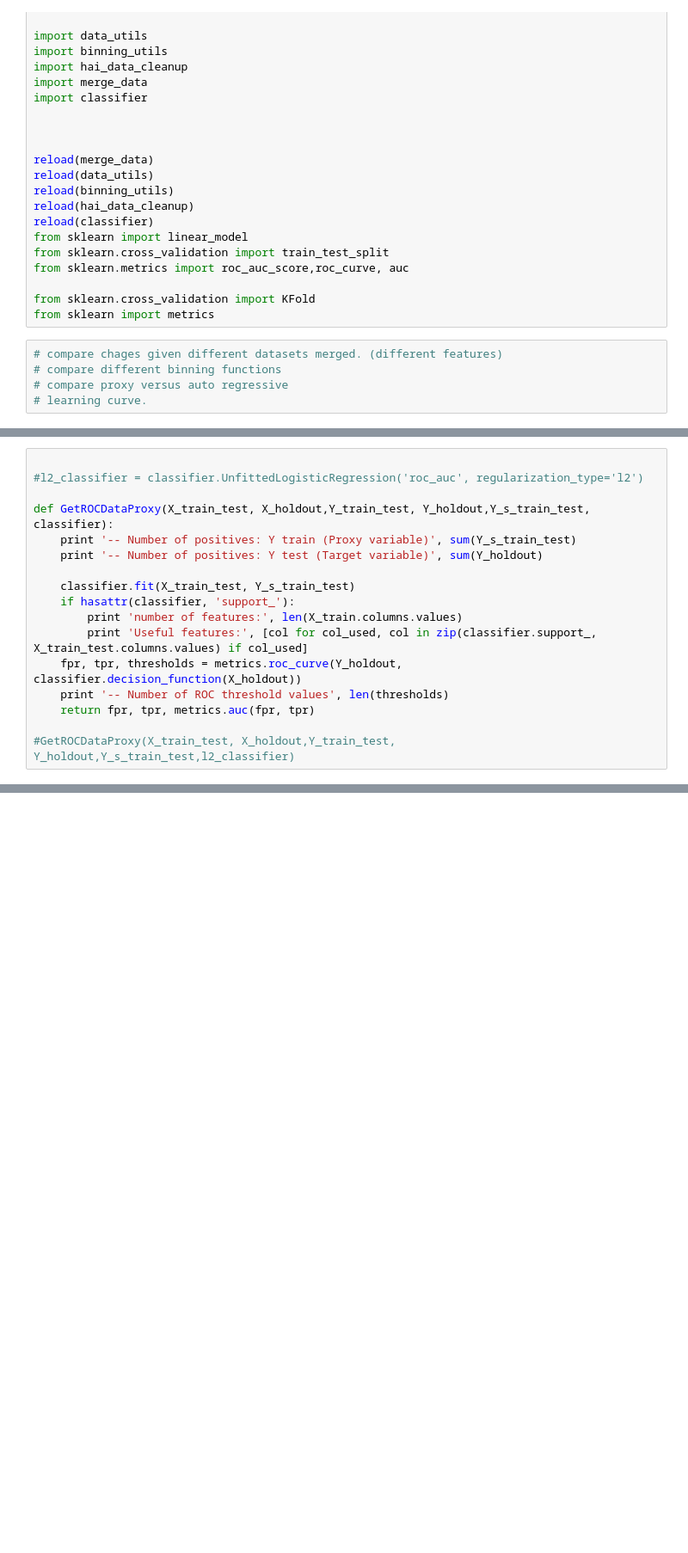
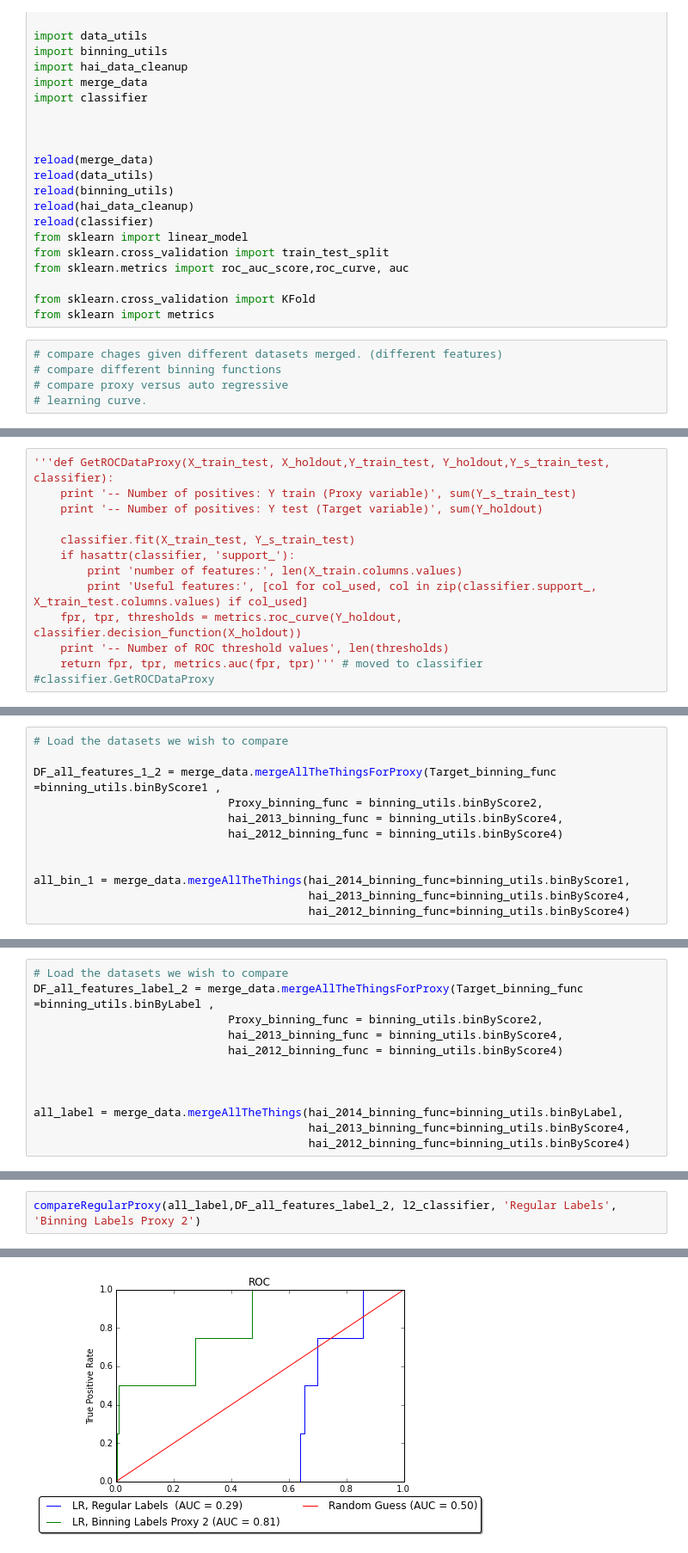
Before and after one commit to pinesol/intro-ds-hai, a Jupyter notebook: Proxy_regression_final.ipynb, the cells around one changed output, grey strips where cells are left out. Shown at 86% size. Cells and saved outputs as stored; diff of their text form; blank space fills up the shorter version.

Commit message:
proxy updates

```diff
--- a/Proxy_regression_final.ipynb
+++ b/Proxy_regression_final.ipynb
@@ -103,8 +96,5 @@ DF_no_Spending_label_2.head()
 # %%
-
-#l2_classifier = classifier.UnfittedLogisticRegression('roc_auc', regularization_type='l2')
-
-def GetROCDataProxy(X_train_test, X_holdout,Y_train_test, Y_holdout,Y_s_train_test, classifier):
+'''def GetROCDataProxy(X_train_test, X_holdout,Y_train_test, Y_holdout,Y_s_train_test, classifier):
     print '-- Number of positives: Y train (Proxy variable)', sum(Y_s_train_test)
     print '-- Number of positives: Y test (Target variable)', sum(Y_holdout)
 
@@ -114,6 +104,5 @@ def GetROCDataProxy(X_train_test, X_holdout,Y_train_test, Y_holdout,Y_s_train_te
         print 'Useful features:', [col for col_used, col in zip(classifier.support_, X_train_test.columns.values) if col_used]
     fpr, tpr, thresholds = metrics.roc_curve(Y_holdout, classifier.decision_function(X_holdout))
     print '-- Number of ROC threshold values', len(thresholds)
-    return fpr, tpr, metrics.auc(fpr, tpr)
-
-#GetROCDataProxy(X_train_test, X_holdout,Y_train_test, Y_holdout,Y_s_train_test,l2_classifier)
+    return fpr, tpr, metrics.auc(fpr, tpr)''' # moved to classifier
+#classifier.GetROCDataProxy
@@ -123,0 +119,12 @@ train_test_ix, holdout_ix = data_utils.splitTestTrainIndices(DF_all_features_1_2
+# %%
+# Load the datasets we wish to compare
+
+DF_all_features_1_2 = merge_data.mergeAllTheThingsForProxy(Target_binning_func =binning_utils.binByScore1 ,
+                             Proxy_binning_func = binning_utils.binByScore2,
+                             hai_2013_binning_func = binning_utils.binByScore4,
+                             hai_2012_binning_func = binning_utils.binByScore4)
+
+
+all_bin_1 = merge_data.mergeAllTheThings(hai_2014_binning_func=binning_utils.binByScore1,
+                                         hai_2013_binning_func=binning_utils.binByScore4,
+                                         hai_2012_binning_func=binning_utils.binByScore4)
@@ -301,0 +191,12 @@ Bin: Maya  label 2
+# %%
+# Load the datasets we wish to compare
+DF_all_features_label_2 = merge_data.mergeAllTheThingsForProxy(Target_binning_func =binning_utils.binByLabel ,
+                             Proxy_binning_func = binning_utils.binByScore2,
+                             hai_2013_binning_func = binning_utils.binByScore4,
+                             hai_2012_binning_func = binning_utils.binByScore4)
+
+
+
+all_label = merge_data.mergeAllTheThings(hai_2014_binning_func=binning_utils.binByLabel,
+                                         hai_2013_binning_func=binning_utils.binByScore4,
+                                         hai_2012_binning_func=binning_utils.binByScore4)
@@ -301,0 +212,3 @@ Bin: Maya  label 2
+# %%
+compareRegularProxy(all_label,DF_all_features_label_2, l2_classifier, 'Regular Labels', 'Binning Labels Proxy 2')
+# %% [output]
@@ -301,0 +224 @@ Bin: Maya  label 2
+[figure, added]
```
Also changed, not shown: parts of 18 cells of this notebook, 6 other files.
